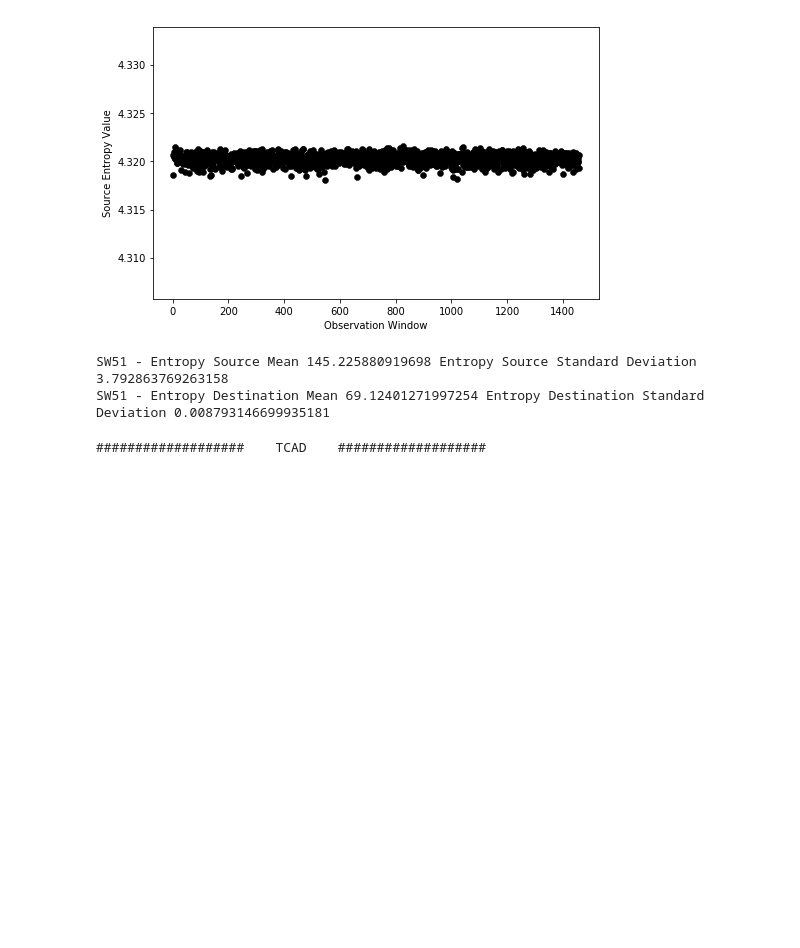
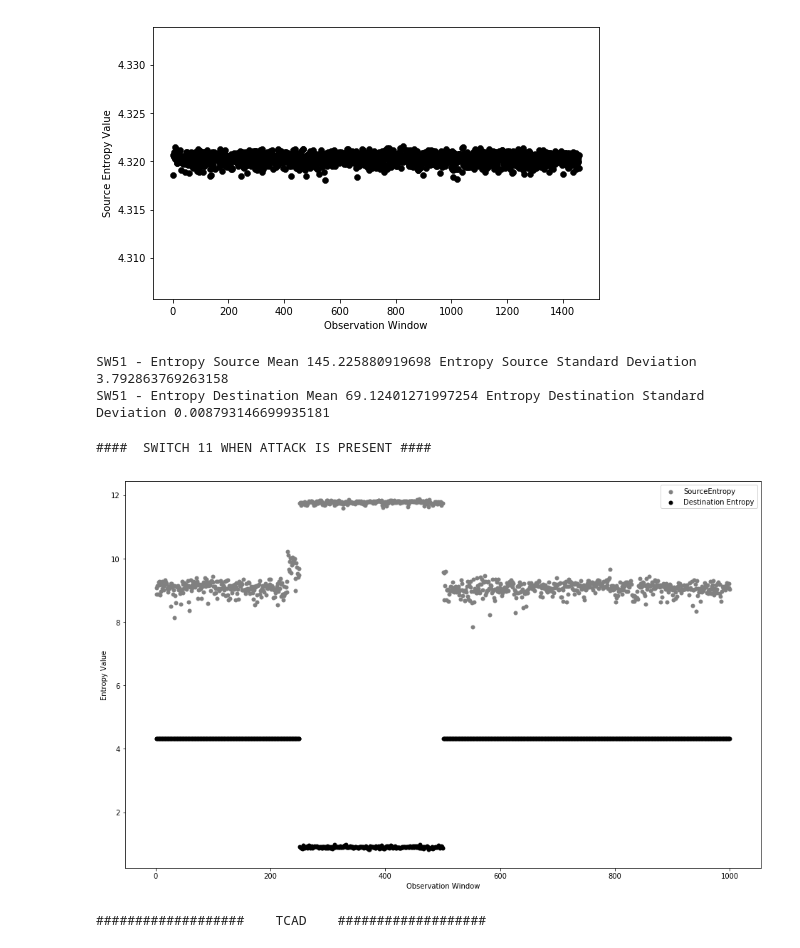
Before and after one commit to andreyqg/ddosmitigation, a Jupyter notebook: scripts/calibrateddosd/Calibrating Detection Mechanism.ipynb, the cells around one changed output. Saved outputs shown, nothing was run; the diff lists cells and outputs as text; code cells hidden in the pictures; blank space fills up the shorter version.

```diff
--- a/scripts/calibrateddosd/Calibrating Detection Mechanism.ipynb
+++ b/scripts/calibrateddosd/Calibrating Detection Mechanism.ipynb
@@ -180,6 +180,26 @@ print ('SW51 - Entropy Destination Mean',mdst51,'Entropy Destination Standard De
 [figure]
 SW51 - Entropy Source Mean 145.225880919698 Entropy Source Standard Deviation 3.792863769263158
 SW51 - Entropy Destination Mean 69.12401271997254 Entropy Destination Standard Deviation 0.008793146699935181
+# %%
+print ('####  SWITCH 11 WHEN ATTACK IS PRESENT ####')
+
+scenario1 = np.loadtxt('source1scen1.txt')
+srcsc1 = scenario1[:,1]
+dstsc1 = scenario1[:,2]
+
+longsc1 = len(srcsc1)
+indexsc1 = range(1,longsc1+1)
+
+plt.figure(figsize=(16, 10))
+plt.scatter(indexsc1,srcsc1 / 16, color='gray', lw=0.00001)
+plt.scatter(indexsc1,dstsc1 / 16, color='black', lw=0.01)
+plt.legend(['SourceEntropy','Destination Entropy'])
+plt.xlabel('Observation Window')
+plt.ylabel('Entropy Value')
+plt.show()
+# %% [output]
+####  SWITCH 11 WHEN ATTACK IS PRESENT ####
+[figure, added]
 # %%
 print ('###################    TCAD    ###################')
 # %% [output]
```
Also changed, not shown: 1 other file.
